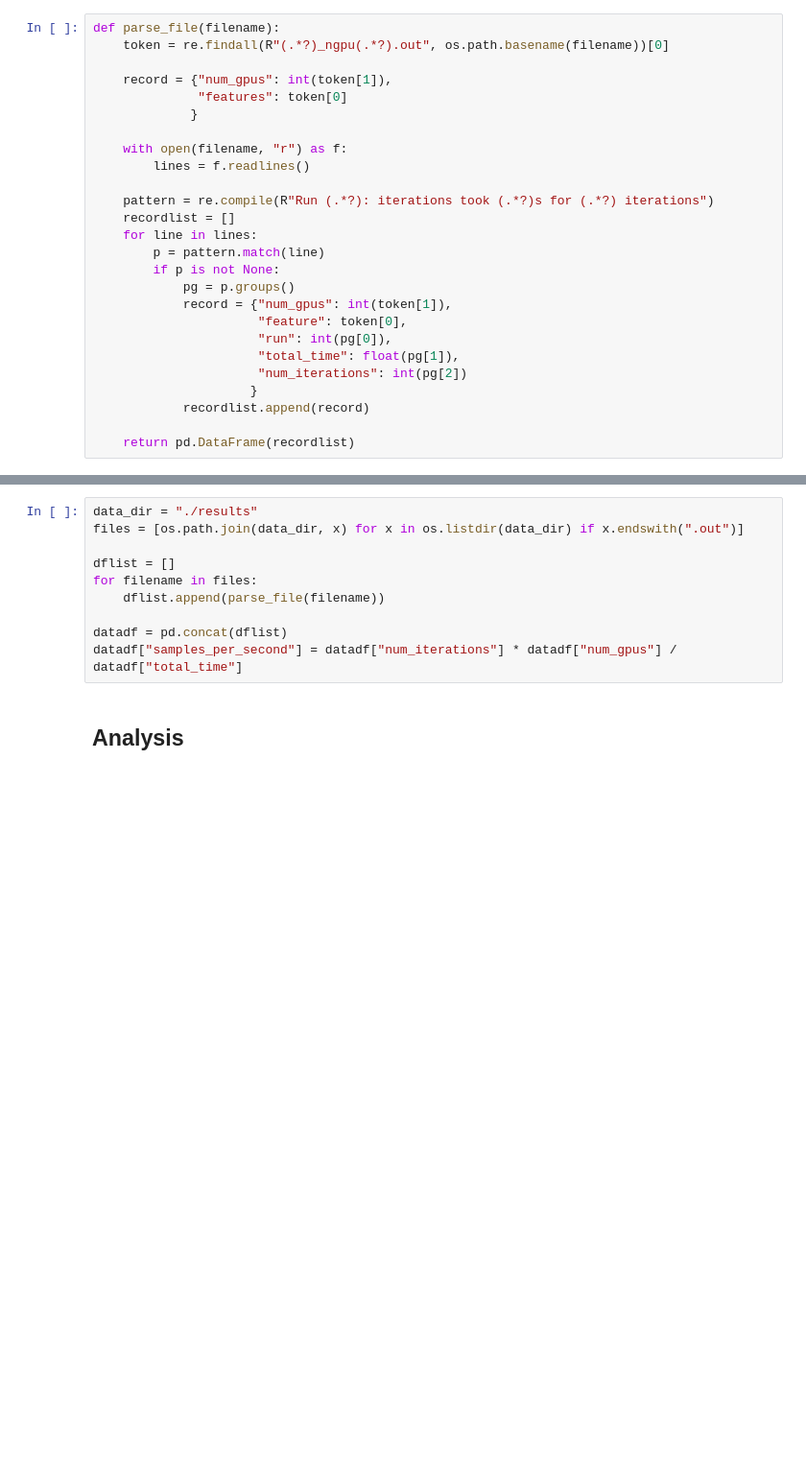
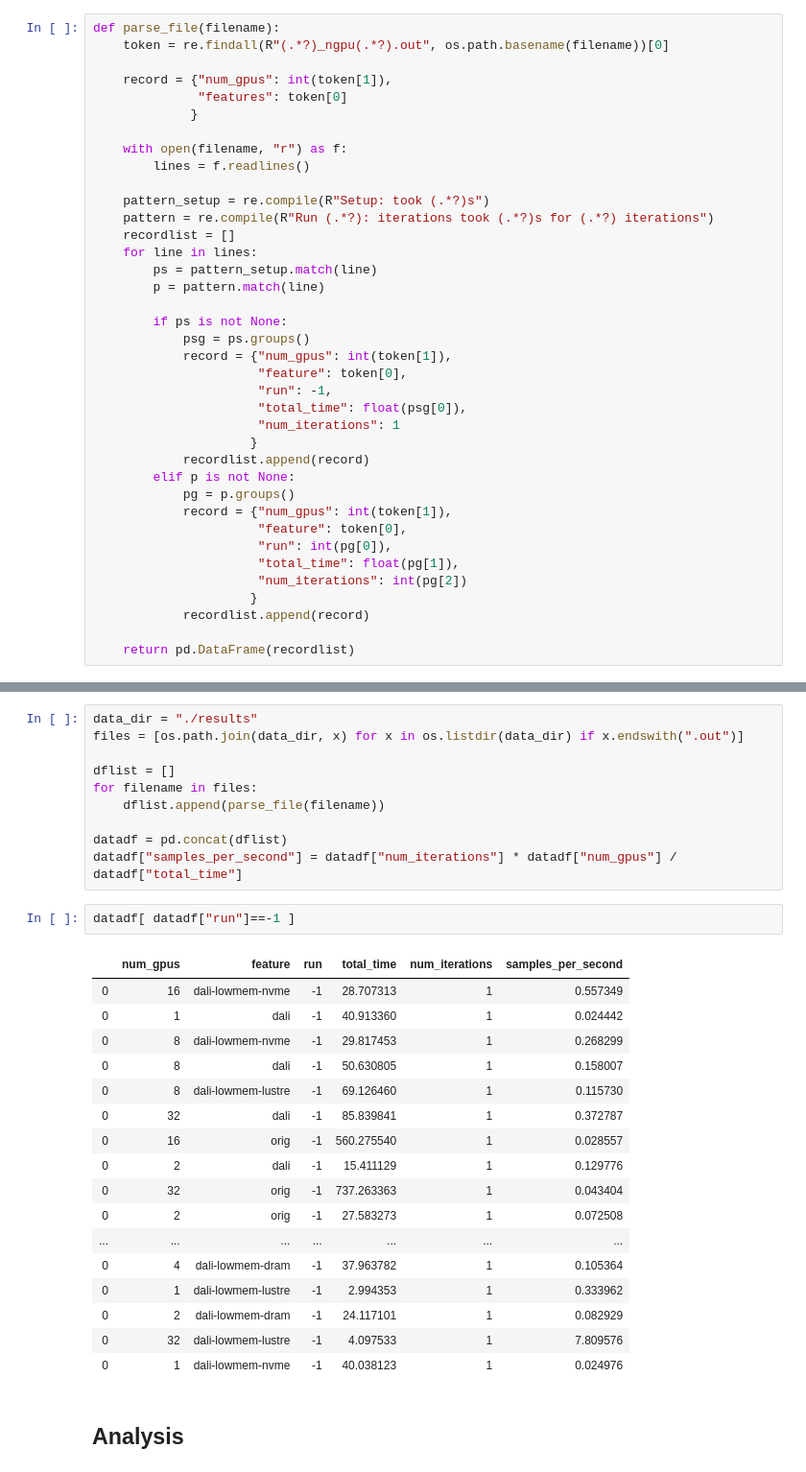
Before and after one commit to azrael417/cosmo-3D, a Jupyter notebook: analysis/plots.ipynb, the cells around one changed output, grey strips where cells are left out. Shown at 96% size. Saved outputs shown, nothing was run; the diff lists cells and outputs as text; blank space fills up the shorter version.

Commit message:
extracting setup times as well in the script, not plotting them yet

```diff
--- a/analysis/plots.ipynb
+++ b/analysis/plots.ipynb
@@ -52,11 +52,23 @@ def parse_file(filename):
     with open(filename, "r") as f:
         lines = f.readlines()
 
+    pattern_setup = re.compile(R"Setup: took (.*?)s")
     pattern = re.compile(R"Run (.*?): iterations took (.*?)s for (.*?) iterations")
     recordlist = []
     for line in lines:
+        ps = pattern_setup.match(line)
         p = pattern.match(line)
-        if p is not None:
+
+        if ps is not None:
+            psg = ps.groups()
+            record = {"num_gpus": int(token[1]),
+                      "feature": token[0],
+                      "run": -1,
+                      "total_time": float(psg[0]),
+                      "num_iterations": 1
+                     }
+            recordlist.append(record)
+        elif p is not None:
             pg = p.groups()
             record = {"num_gpus": int(token[1]),
                       "feature": token[0],
@@ -79,6 +91,26 @@ for filename in files:
 
 datadf = pd.concat(dflist)
 datadf["samples_per_second"] = datadf["num_iterations"] * datadf["num_gpus"] / datadf["total_time"]
+# %%
+datadf[ datadf["run"]==-1 ]
+# %% [output]
+|  | num_gpus | feature | run | total_time | num_iterations | samples_per_second |
+| 0 | 16 | dali-lowmem-nvme | -1 | 28.707313 | 1 | 0.557349 |
+| 0 | 1 | dali | -1 | 40.913360 | 1 | 0.024442 |
+| 0 | 8 | dali-lowmem-nvme | -1 | 29.817453 | 1 | 0.268299 |
+| 0 | 8 | dali | -1 | 50.630805 | 1 | 0.158007 |
+| 0 | 8 | dali-lowmem-lustre | -1 | 69.126460 | 1 | 0.115730 |
+| 0 | 32 | dali | -1 | 85.839841 | 1 | 0.372787 |
+| 0 | 16 | orig | -1 | 560.275540 | 1 | 0.028557 |
+| 0 | 2 | dali | -1 | 15.411129 | 1 | 0.129776 |
+| 0 | 32 | orig | -1 | 737.263363 | 1 | 0.043404 |
+| 0 | 2 | orig | -1 | 27.583273 | 1 | 0.072508 |
+| ... | ... | ... | ... | ... | ... | ... |
+| 0 | 4 | dali-lowmem-dram | -1 | 37.963782 | 1 | 0.105364 |
+| 0 | 1 | dali-lowmem-lustre | -1 | 2.994353 | 1 | 0.333962 |
+| 0 | 2 | dali-lowmem-dram | -1 | 24.117101 | 1 | 0.082929 |
+| 0 | 32 | dali-lowmem-lustre | -1 | 4.097533 | 1 | 7.809576 |
+| 0 | 1 | dali-lowmem-nvme | -1 | 40.038123 | 1 | 0.024976 |
 # %% [markdown]
 ## Analysis
 # %%
```
Also changed, not shown: parts of 1 cell of this notebook.
